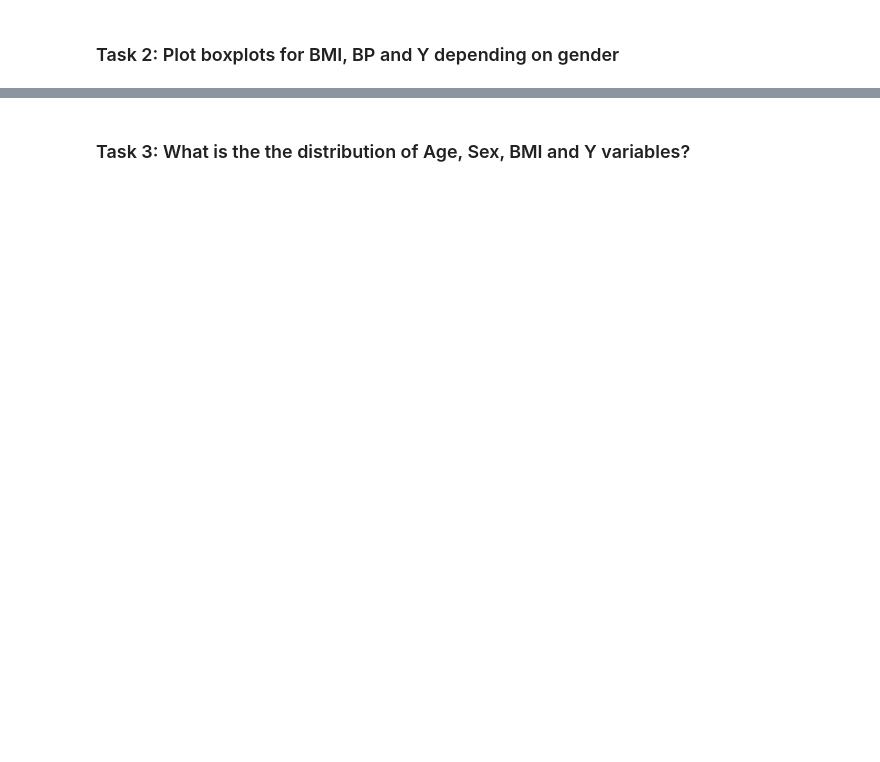
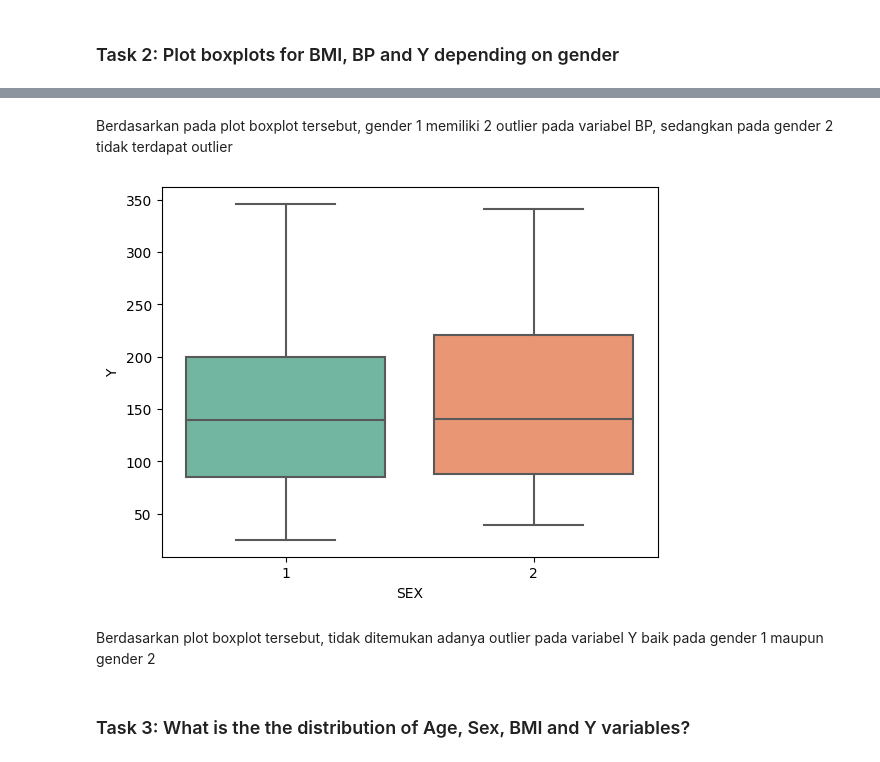
Before and after one commit to stevensa1/Steven-Data-Analyst-Assigments, a Jupyter notebook: Tugas 9 10/assignment_topic 9 10.ipynb, the cells around one changed output, grey strips where cells are left out. Saved outputs shown, nothing was run; the diff lists cells and outputs as text; code cells hidden in the pictures; blank space fills up the shorter version.

```diff
--- a/Tugas 9 10/assignment_topic 9 10.ipynb
+++ b/Tugas 9 10/assignment_topic 9 10.ipynb
@@ -33,2 +73,11 @@ Let's study this dataset using methods of probability and statistics.
+# %% [markdown]
+Berdasarkan pada plot boxplot tersebut, gender 1 memiliki 2 outlier pada variabel BP, sedangkan pada gender 2 tidak terdapat outlier
+# %%
+# Menampilkan boxplot dari kolom Y berdasarkan SEX dari data df dengan orientasi vertikal menggunakan tema palet Set2
+ax = sns.boxplot(y = "Y", x = "SEX",data=df, orient="v", palette="Set2")
+# %% [output]
+[figure, added]
+# %% [markdown]
+Berdasarkan plot boxplot tersebut, tidak ditemukan adanya outlier pada variabel Y baik pada gender 1 maupun gender 2
 # %% [markdown]
 ### Task 3: What is the the distribution of Age, Sex, BMI and Y variables?
```
Also changed, not shown: parts of 20 cells of this notebook.
